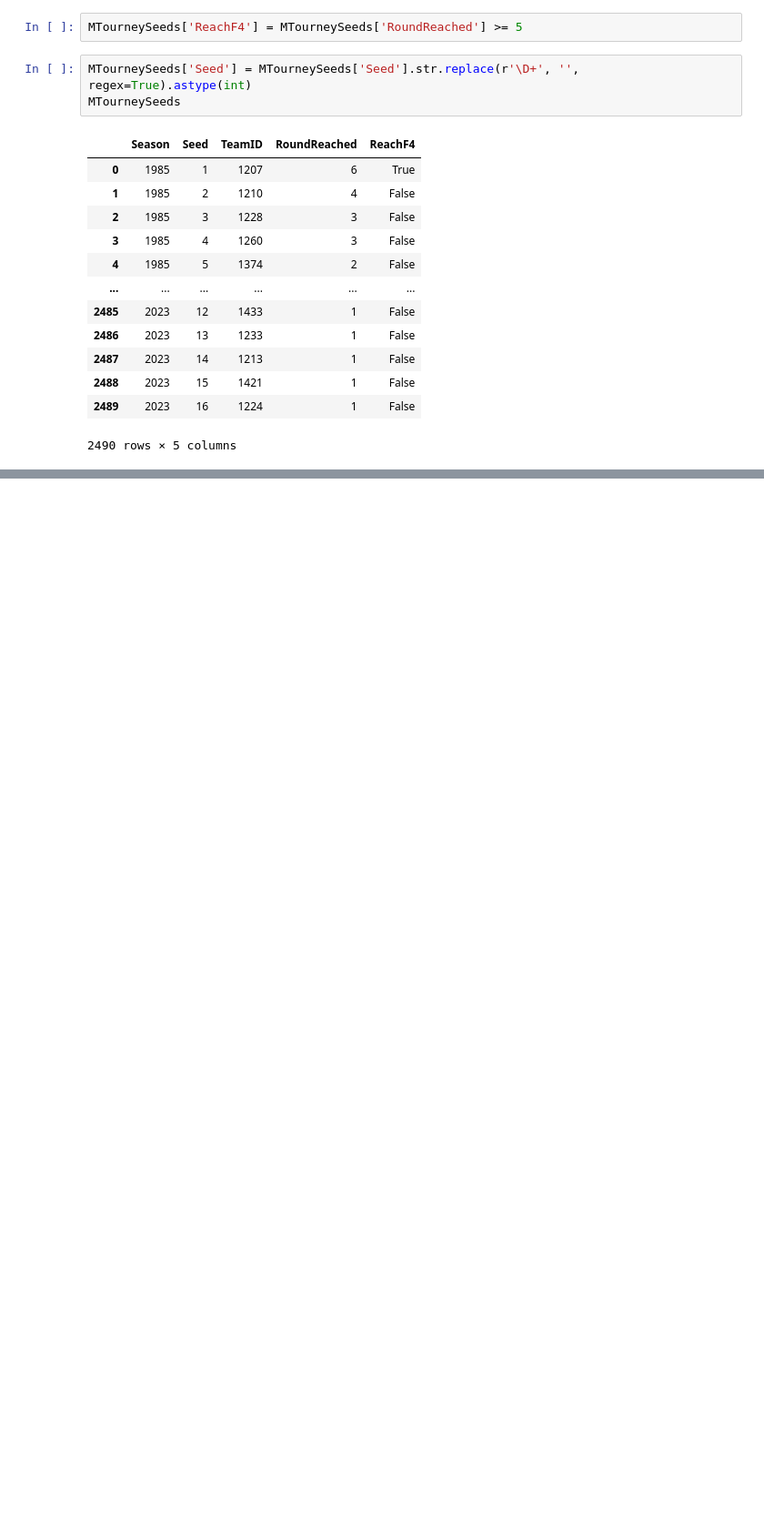
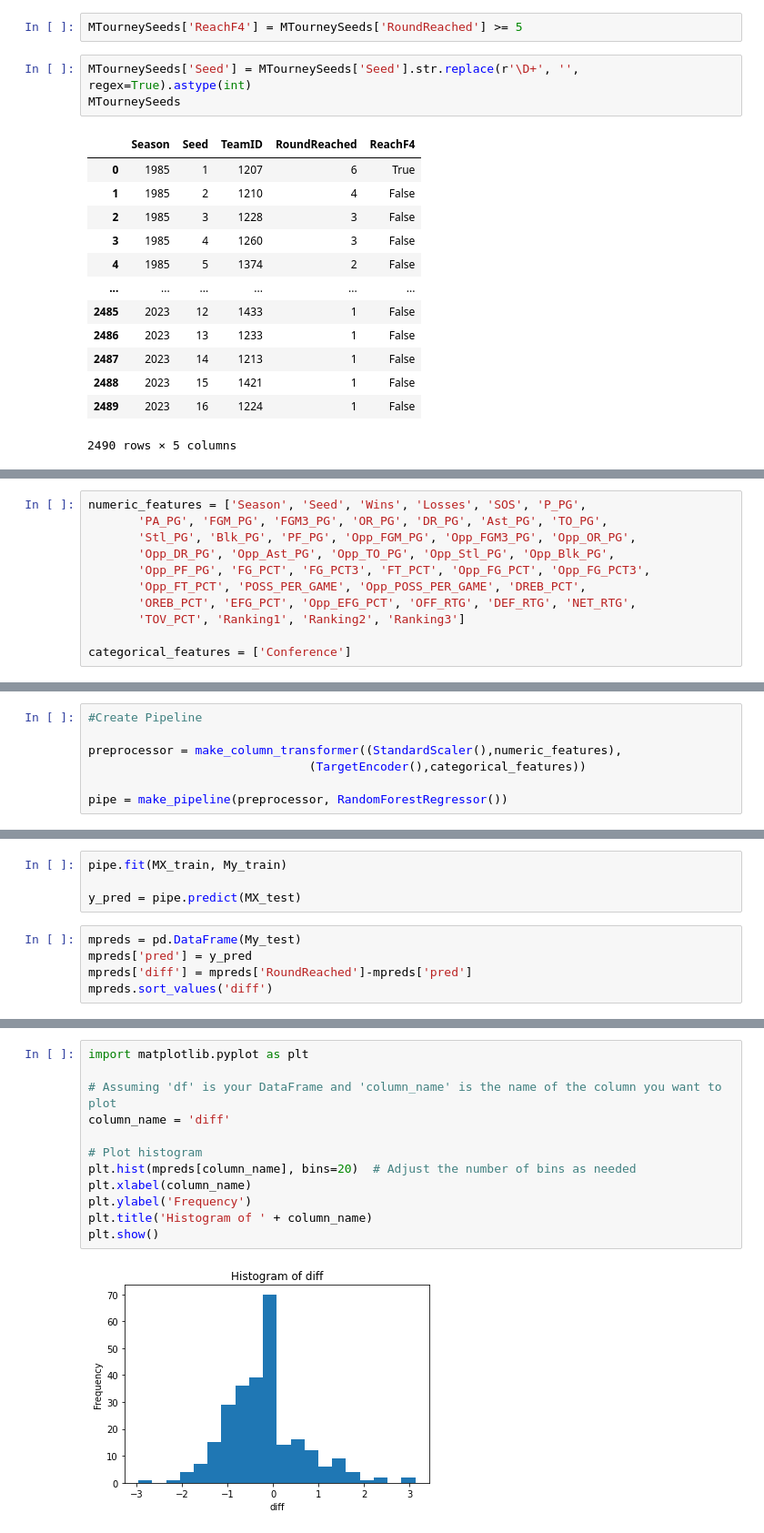
Before and after one commit to nickvandaelen/MMML, a Jupyter notebook: Modelling 1.ipynb, the cells around one changed output, grey strips where cells are left out. Shown: that part at 91% size. Saved outputs shown, nothing was run; the diff lists cells and outputs as text; blank space fills up the shorter version.

Commit message:
Simple Pipeline

```diff
--- a/Untitled.ipynb
+++ b/Modelling 1.ipynb
@@ -159,0 +238,11 @@ MTourneySeeds
+# %%
+numeric_features = ['Season', 'Seed', 'Wins', 'Losses', 'SOS', 'P_PG',
+       'PA_PG', 'FGM_PG', 'FGM3_PG', 'OR_PG', 'DR_PG', 'Ast_PG', 'TO_PG',
+       'Stl_PG', 'Blk_PG', 'PF_PG', 'Opp_FGM_PG', 'Opp_FGM3_PG', 'Opp_OR_PG',
+       'Opp_DR_PG', 'Opp_Ast_PG', 'Opp_TO_PG', 'Opp_Stl_PG', 'Opp_Blk_PG',
+       'Opp_PF_PG', 'FG_PCT', 'FG_PCT3', 'FT_PCT', 'Opp_FG_PCT', 'Opp_FG_PCT3',
+       'Opp_FT_PCT', 'POSS_PER_GAME', 'Opp_POSS_PER_GAME', 'DREB_PCT',
+       'OREB_PCT', 'EFG_PCT', 'Opp_EFG_PCT', 'OFF_RTG', 'DEF_RTG', 'NET_RTG',
+       'TOV_PCT', 'Ranking1', 'Ranking2', 'Ranking3']
+
+categorical_features = ['Conference']
@@ -159,0 +259,7 @@ MTourneySeeds
+# %%
+#Create Pipeline
+
+preprocessor = make_column_transformer((StandardScaler(),numeric_features),
+                               (TargetEncoder(),categorical_features))
+
+pipe = make_pipeline(preprocessor, RandomForestRegressor())
@@ -159,0 +272,9 @@ MTourneySeeds
+# %%
+pipe.fit(MX_train, My_train)
+
+y_pred = pipe.predict(MX_test)
+# %%
+mpreds = pd.DataFrame(My_test)
+mpreds['pred'] = y_pred
+mpreds['diff'] = mpreds['RoundReached']-mpreds['pred']
+mpreds.sort_values('diff')
@@ -159,0 +295,14 @@ MTourneySeeds
+# %%
+import matplotlib.pyplot as plt
+
+# Assuming 'df' is your DataFrame and 'column_name' is the name of the column you want to plot
+column_name = 'diff'
+
+# Plot histogram
+plt.hist(mpreds[column_name], bins=20)  # Adjust the number of bins as needed
+plt.xlabel(column_name)
+plt.ylabel('Frequency')
+plt.title('Histogram of ' + column_name)
+plt.show()
+# %% [output]
+[figure, added]
```
Also changed, not shown: parts of 17 cells of this notebook.
